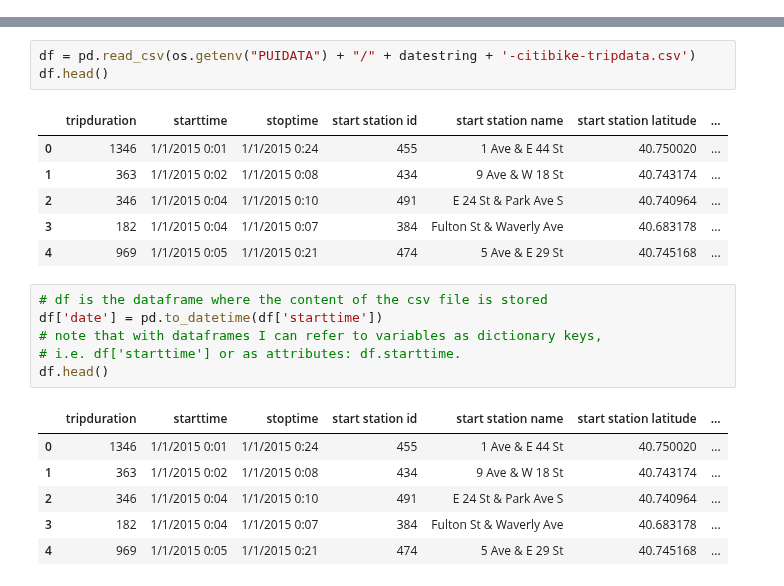
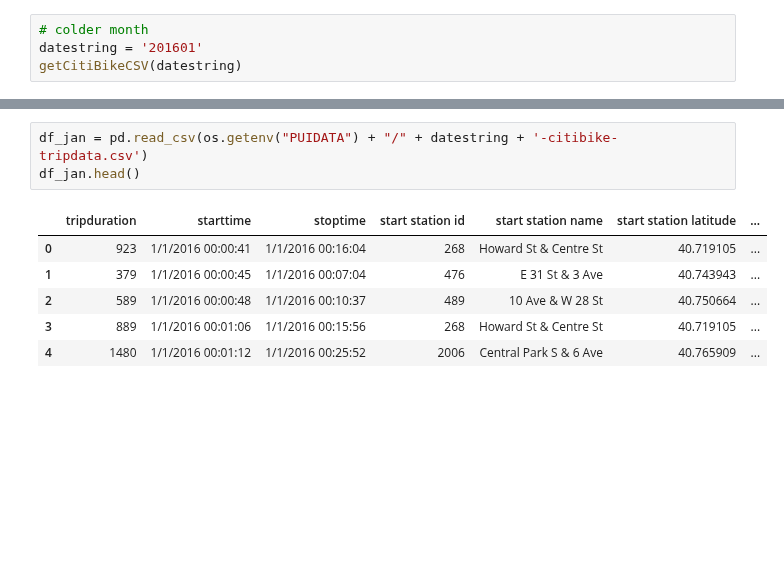
Before and after one commit to qiuyliu/PUI2017_uc288, a Jupyter notebook: HW4_uc288/Assignment_4_citibike.ipynb, the cells around one changed output, grey strips where cells are left out. Drawn from its saved outputs; the diff is of its cells as text; blank space fills up the shorter version.

```diff
--- a/HW4_uc288/Assignment_4_citibike.ipynb
+++ b/HW4_uc288/Assignment_4_citibike.ipynb
@@ -43,0 +24,4 @@ file in place, you can continue
+# %%
+# colder month
+datestring = '201601'
+getCitiBikeCSV(datestring)
@@ -44,23 +31,10 @@ file in place, you can continue
 # %%
-df = pd.read_csv(os.getenv("PUIDATA") + "/" + datestring + '-citibike-tripdata.csv')
-df.head()
+df_jan = pd.read_csv(os.getenv("PUIDATA") + "/" + datestring + '-citibike-tripdata.csv')
+df_jan.head()
 # %% [output]
 |  | tripduration | starttime | stoptime | start station id | start station name | start station latitude | ... |
-| 0 | 1346 | 1/1/2015 0:01 | 1/1/2015 0:24 | 455 | 1 Ave & E 44 St | 40.750020 | ... |
-| 1 | 363 | 1/1/2015 0:02 | 1/1/2015 0:08 | 434 | 9 Ave & W 18 St | 40.743174 | ... |
-| 2 | 346 | 1/1/2015 0:04 | 1/1/2015 0:10 | 491 | E 24 St & Park Ave S | 40.740964 | ... |
-| 3 | 182 | 1/1/2015 0:04 | 1/1/2015 0:07 | 384 | Fulton St & Waverly Ave | 40.683178 | ... |
-| 4 | 969 | 1/1/2015 0:05 | 1/1/2015 0:21 | 474 | 5 Ave & E 29 St | 40.745168 | ... |
+| 0 | 923 | 1/1/2016 00:00:41 | 1/1/2016 00:16:04 | 268 | Howard St & Centre St | 40.719105 | ... |
+| 1 | 379 | 1/1/2016 00:00:45 | 1/1/2016 00:07:04 | 476 | E 31 St & 3 Ave | 40.743943 | ... |
+| 2 | 589 | 1/1/2016 00:00:48 | 1/1/2016 00:10:37 | 489 | 10 Ave & W 28 St | 40.750664 | ... |
+| 3 | 889 | 1/1/2016 00:01:06 | 1/1/2016 00:15:56 | 268 | Howard St & Centre St | 40.719105 | ... |
+| 4 | 1480 | 1/1/2016 00:01:12 | 1/1/2016 00:25:52 | 2006 | Central Park S & 6 Ave | 40.765909 | ... |
-# %%
-# df is the dataframe where the content of the csv file is stored
-df['date'] = pd.to_datetime(df['starttime'])
-# note that with dataframes I can refer to variables as dictionary keys,
-# i.e. df['starttime'] or as attributes: df.starttime.
-df.head()
-# %% [output]
-|  | tripduration | starttime | stoptime | start station id | start station name | start station latitude | ... |
-| 0 | 1346 | 1/1/2015 0:01 | 1/1/2015 0:24 | 455 | 1 Ave & E 44 St | 40.750020 | ... |
-| 1 | 363 | 1/1/2015 0:02 | 1/1/2015 0:08 | 434 | 9 Ave & W 18 St | 40.743174 | ... |
-| 2 | 346 | 1/1/2015 0:04 | 1/1/2015 0:10 | 491 | E 24 St & Park Ave S | 40.740964 | ... |
-| 3 | 182 | 1/1/2015 0:04 | 1/1/2015 0:07 | 384 | Fulton St & Waverly Ave | 40.683178 | ... |
-| 4 | 969 | 1/1/2015 0:05 | 1/1/2015 0:21 | 474 | 5 Ave & E 29 St | 40.745168 | ... |
```
Also changed, not shown: parts of 89 cells of this notebook, 1 other file.
